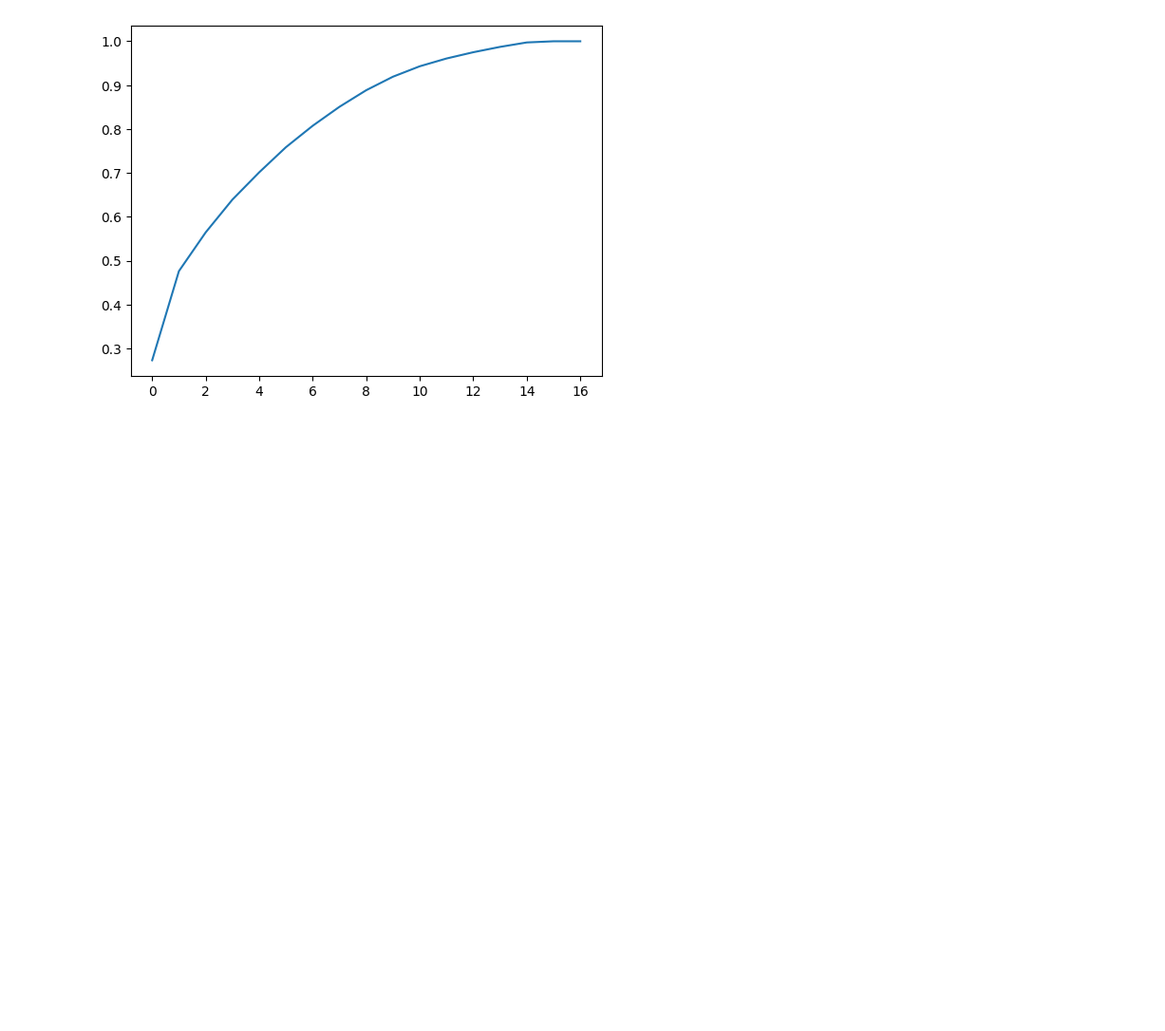
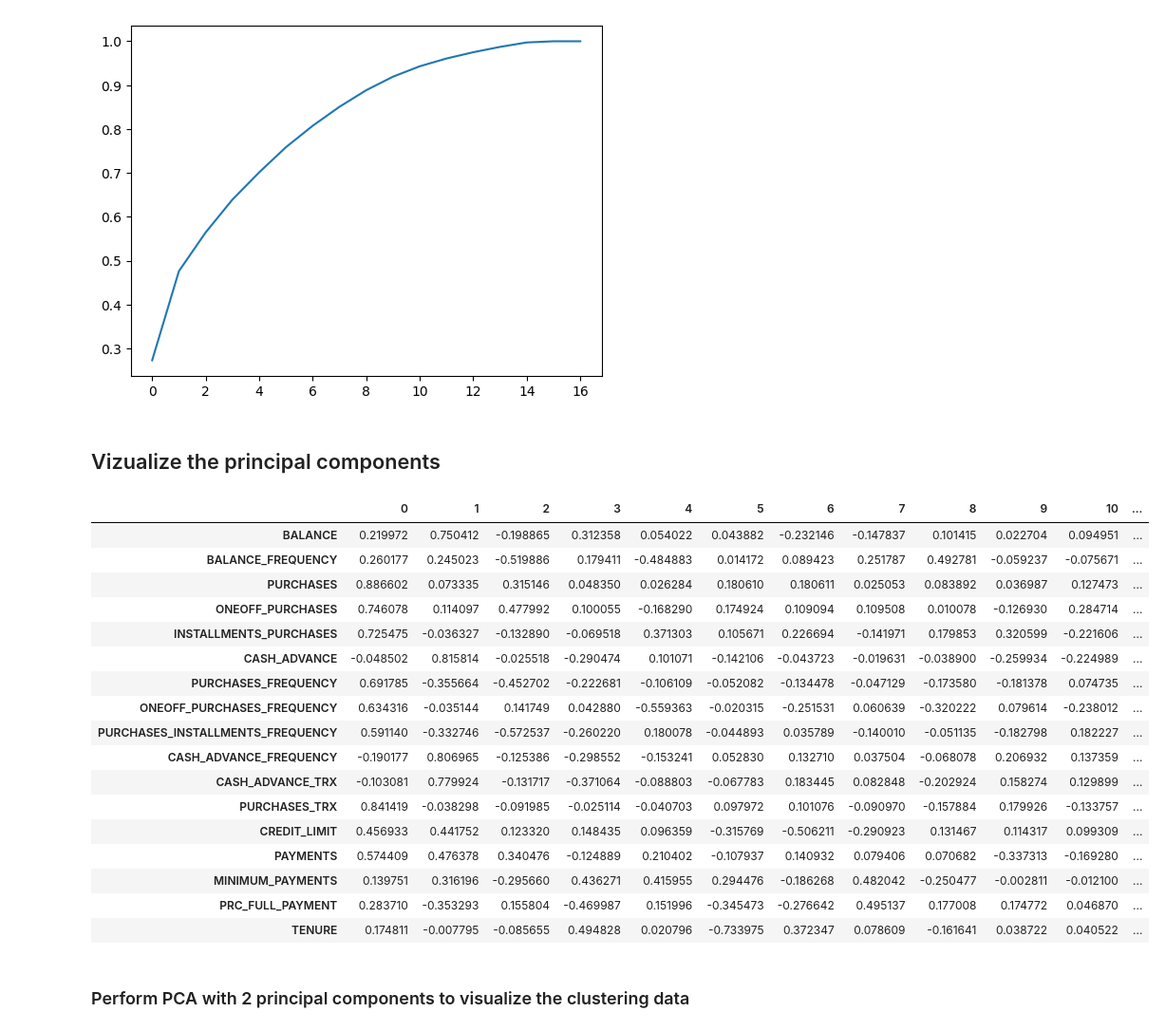
Before and after one commit to mobeloper/machinelearning, a Jupyter notebook: Incremental_Capstone/Capstone Session 7/w7_pca.ipynb, the cells around one changed output. Shown: that part at 95% size. Saved outputs shown, nothing was run; the diff lists cells and outputs as text; code cells hidden in the pictures; blank space fills up the shorter version.

```diff
--- a/Incremental_Capstone/Capstone Session 7/w7_pca.ipynb
+++ b/Incremental_Capstone/Capstone Session 7/w7_pca.ipynb
@@ -220,3 +222,32 @@ plt.plot(commulative)
 # %% [output]
 [<matplotlib.lines.Line2D at 0x...>]
 [figure]
+# %% [markdown]
+## Vizualize the principal components
+# %%
+loadings = pca.components_.T * np.sqrt(pca.explained_variance_)
+loading_matrix = pd.DataFrame(loadings, index=df.columns)
+
+loading_matrix.style.background_gradient(cmap='RdYlGn', axis=None)
+# loading_matrix.style.background_gradient(axis=0)
+# %% [output]
+|  | 0 | 1 | 2 | 3 | 4 | 5 | 6 | 7 | 8 | 9 | 10 | ... |
+| BALANCE | 0.219972 | 0.750412 | -0.198865 | 0.312358 | 0.054022 | 0.043882 | -0.232146 | -0.147837 | 0.101415 | 0.022704 | 0.094951 | ... |
+| BALANCE_FREQUENCY | 0.260177 | 0.245023 | -0.519886 | 0.179411 | -0.484883 | 0.014172 | 0.089423 | 0.251787 | 0.492781 | -0.059237 | -0.075671 | ... |
+| PURCHASES | 0.886602 | 0.073335 | 0.315146 | 0.048350 | 0.026284 | 0.180610 | 0.180611 | 0.025053 | 0.083892 | 0.036987 | 0.127473 | ... |
+| ONEOFF_PURCHASES | 0.746078 | 0.114097 | 0.477992 | 0.100055 | -0.168290 | 0.174924 | 0.109094 | 0.109508 | 0.010078 | -0.126930 | 0.284714 | ... |
+| INSTALLMENTS_PURCHASES | 0.725475 | -0.036327 | -0.132890 | -0.069518 | 0.371303 | 0.105671 | 0.226694 | -0.141971 | 0.179853 | 0.320599 | -0.221606 | ... |
+| CASH_ADVANCE | -0.048502 | 0.815814 | -0.025518 | -0.290474 | 0.101071 | -0.142106 | -0.043723 | -0.019631 | -0.038900 | -0.259934 | -0.224989 | ... |
+| PURCHASES_FREQUENCY | 0.691785 | -0.355664 | -0.452702 | -0.222681 | -0.106109 | -0.052082 | -0.134478 | -0.047129 | -0.173580 | -0.181378 | 0.074735 | ... |
+| ONEOFF_PURCHASES_FREQUENCY | 0.634316 | -0.035144 | 0.141749 | 0.042880 | -0.559363 | -0.020315 | -0.251531 | 0.060639 | -0.320222 | 0.079614 | -0.238012 | ... |
+| PURCHASES_INSTALLMENTS_FREQUENCY | 0.591140 | -0.332746 | -0.572537 | -0.260220 | 0.180078 | -0.044893 | 0.035789 | -0.140010 | -0.051135 | -0.182798 | 0.182227 | ... |
+| CASH_ADVANCE_FREQUENCY | -0.190177 | 0.806965 | -0.125386 | -0.298552 | -0.153241 | 0.052830 | 0.132710 | 0.037504 | -0.068078 | 0.206932 | 0.137359 | ... |
+| CASH_ADVANCE_TRX | -0.103081 | 0.779924 | -0.131717 | -0.371064 | -0.088803 | -0.067783 | 0.183445 | 0.082848 | -0.202924 | 0.158274 | 0.129899 | ... |
+| PURCHASES_TRX | 0.841419 | -0.038298 | -0.091985 | -0.025114 | -0.040703 | 0.097972 | 0.101076 | -0.090970 | -0.157884 | 0.179926 | -0.133757 | ... |
+| CREDIT_LIMIT | 0.456933 | 0.441752 | 0.123320 | 0.148435 | 0.096359 | -0.315769 | -0.506211 | -0.290923 | 0.131467 | 0.114317 | 0.099309 | ... |
+| PAYMENTS | 0.574409 | 0.476378 | 0.340476 | -0.124889 | 0.210402 | -0.107937 | 0.140932 | 0.079406 | 0.070682 | -0.337313 | -0.169280 | ... |
+| MINIMUM_PAYMENTS | 0.139751 | 0.316196 | -0.295660 | 0.436271 | 0.415955 | 0.294476 | -0.186268 | 0.482042 | -0.250477 | -0.002811 | -0.012100 | ... |
+| PRC_FULL_PAYMENT | 0.283710 | -0.353293 | 0.155804 | -0.469987 | 0.151996 | -0.345473 | -0.276642 | 0.495137 | 0.177008 | 0.174772 | 0.046870 | ... |
+| TENURE | 0.174811 | -0.007795 | -0.085655 | 0.494828 | 0.020796 | -0.733975 | 0.372347 | 0.078609 | -0.161641 | 0.038722 | 0.040522 | ... |
+# %% [markdown]
+### Perform PCA with 2 principal components to visualize the clustering data
```
Also changed, not shown: parts of 9 cells of this notebook, 1 other file.
